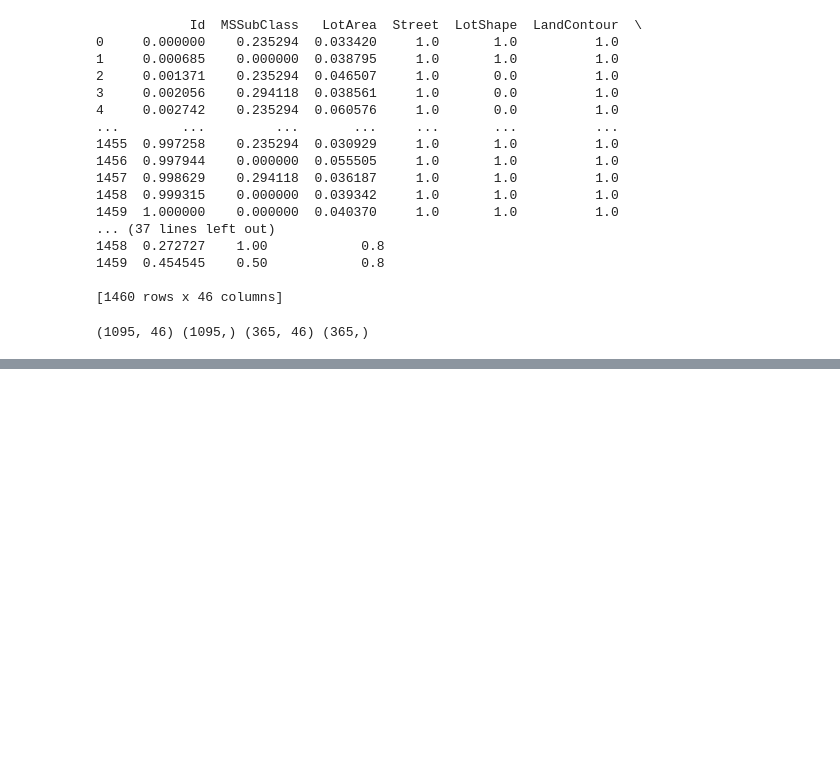
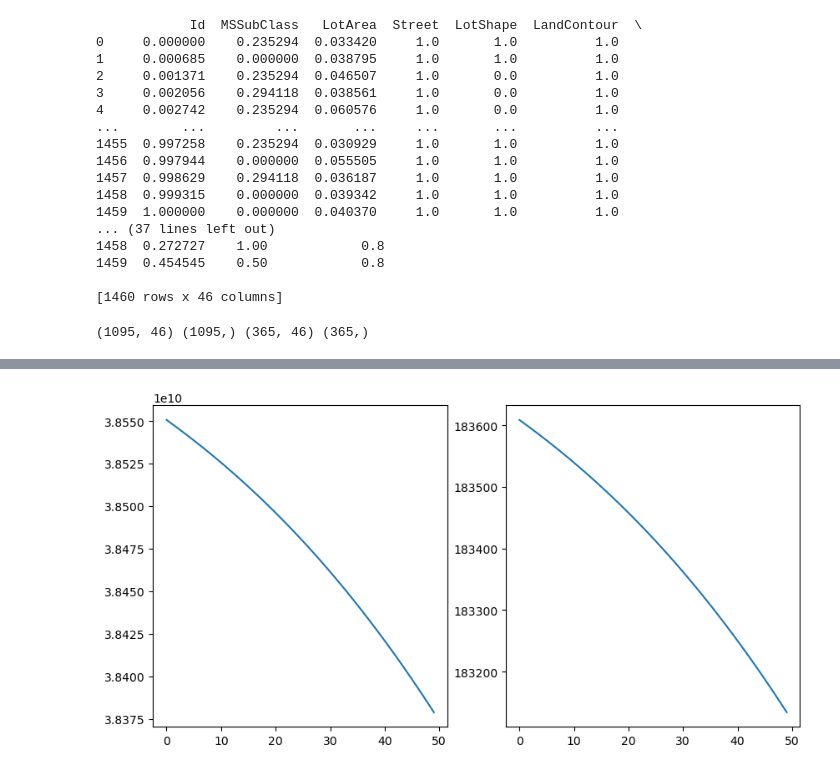
Before and after one commit to riobanerjee/PyTorch_MNIST, a Jupyter notebook: house-prices/pricey.ipynb, the cells around one changed output, grey strips where cells are left out. Saved outputs shown, nothing was run; the diff lists cells and outputs as text; code cells hidden in the pictures; blank space fills up the shorter version.

```diff
--- a/house-prices/pricey.ipynb
+++ b/house-prices/pricey.ipynb
@@ -181,0 +272,5 @@ plt.plot(y_pred_keras, y_test, 'g')
+# %%
+X_train_torch = torch.from_numpy(X_train).float().to(device)
+y_train_torch = torch.from_numpy(y_train).float().to(device)
+X_test_torch = torch.from_numpy(X_test).float().to(device)
+y_test_torch = torch.from_numpy(y_test).float().to(device)
@@ -181,0 +294,39 @@ plt.plot(y_pred_keras, y_test, 'g')
+# %%
+criterion = nn.MSELoss()
+optimizer = torch.optim.Adam(model_torch.parameters(), lr=0.01)
+
+losses = []
+accuracies = []
+
+num_epochs = 50
+for epoch in range(num_epochs):
+    # Forward pass
+    model_torch.train()
+    outputs = model_torch(X_train_torch)
+    loss = criterion(outputs, y_train_torch.view(-1, 1))
+
+    # Backward pass and optimization
+    optimizer.zero_grad()
+    loss.backward()
+    optimizer.step()
+
+    # Store loss
+    losses.append(loss.item())
+
+    # Calculate accuracy (optional, depending on the task)
+    with torch.no_grad():
+        y_pred = model_torch(X_test_torch)
+        accuracy = torch.mean((y_pred.view(-1) - y_test_torch).abs()).item()
+        accuracies.append(accuracy)
+# %%
+plt.figure(figsize=(10,5))
+
+plt.subplot(1, 2, 1)
+plt.plot(losses, label='Loss')
+
+plt.subplot(1, 2, 2)
+plt.plot(accuracies)
+
+plt.show()
+# %% [output]
+[figure, added]
```
Also changed, not shown: parts of 13 cells of this notebook, 8 other files.
